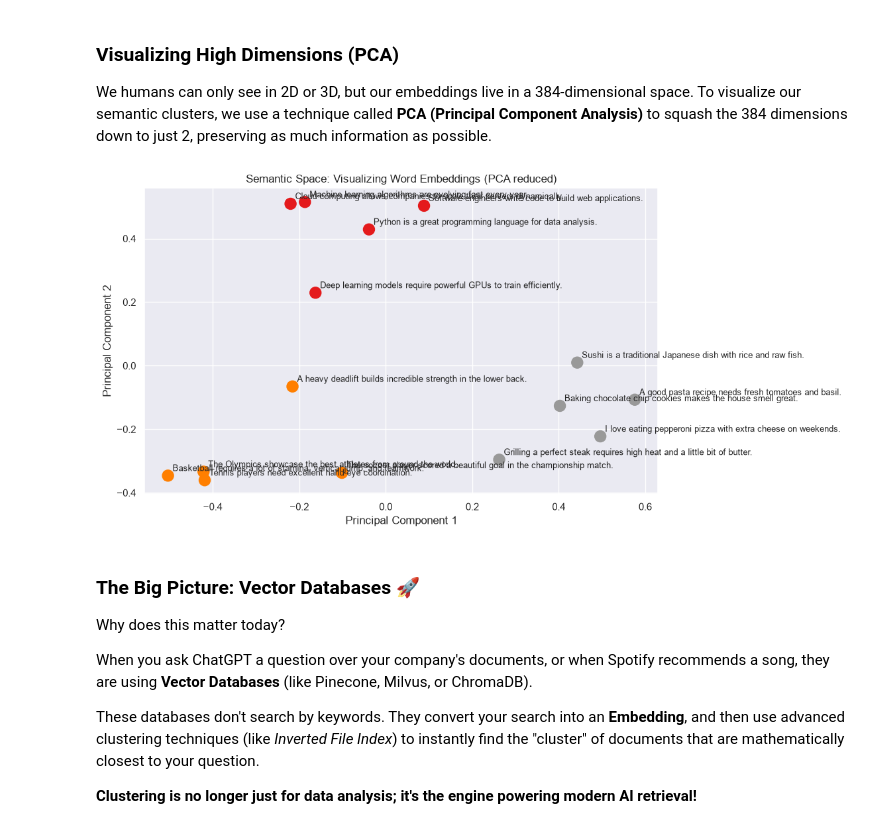
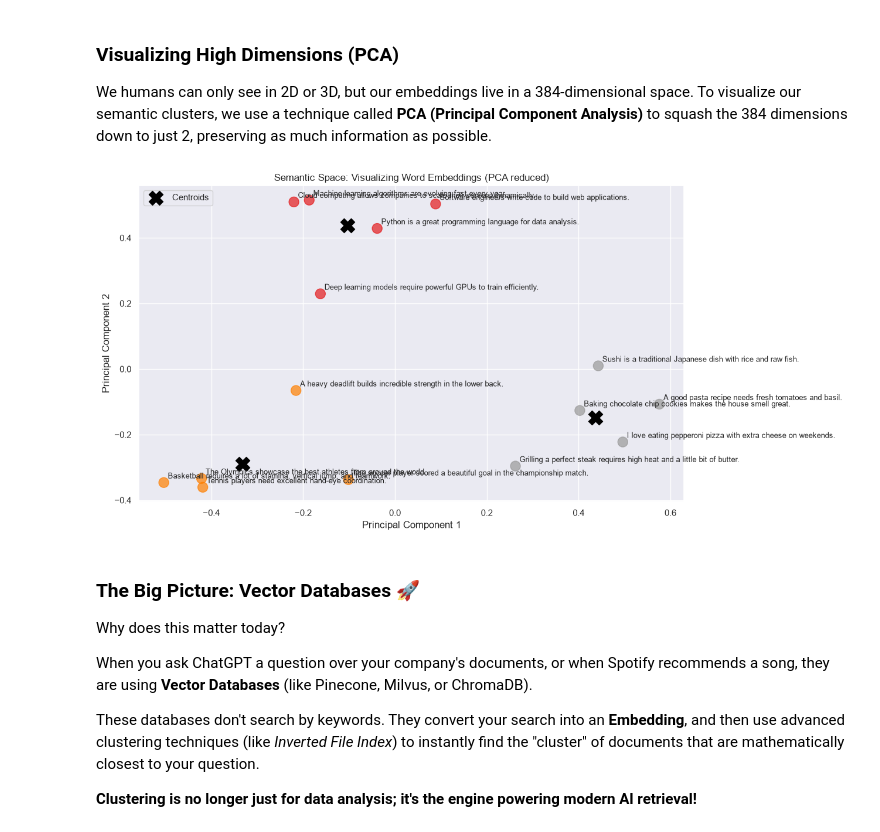
Before and after one commit to gabrielSpassos/ai-sandbox, a Jupyter notebook: clustering-presentation-poc/clustering.ipynb, the cells around one changed output. Drawn from its saved outputs; the diff is of its cells as text; code cells hidden in the pictures.

```diff
--- a/clustering-presentation-poc/clustering.ipynb
+++ b/clustering-presentation-poc/clustering.ipynb
@@ -149,30 +169,38 @@ Cluster 1:
 # %% [markdown]
 ### Visualizing High Dimensions (PCA)
 We humans can only see in 2D or 3D, but our embeddings live in a 384-dimensional space. To visualize our semantic clusters, we use a technique called **PCA (Principal Component Analysis)** to squash the 384 dimensions down to just 2, preserving as much information as possible.
-# %%
-from sklearn.decomposition import PCA
-
-# Reduce 384 dimensions down to 2 dimensions for visualization
-pca = PCA(n_components=2)
-reduced_embeddings = pca.fit_transform(embeddings)
-
-# Plot the semantic clusters
-plt.figure(figsize=(10, 6))
-scatter = plt.scatter(reduced_embeddings[:, 0], reduced_embeddings[:, 1],
-                      c=kmeans_nlp.labels_, cmap='Set1', s=150)
-
-# Add the actual sentences as labels to the points
-for i, sentence in enumerate(sentences):
-    plt.annotate(sentence,
-                 (reduced_embeddings[i, 0], reduced_embeddings[i, 1]),
-                 xytext=(5, 5), textcoords='offset points', fontsize=9)
-
-plt.title("Semantic Space: Visualizing Word Embeddings (PCA reduced)")
-plt.xlabel("Principal Component 1")
-plt.ylabel("Principal Component 2")
-plt.show()
-# %% [output]
-[figure, removed]
+# %%
+from sklearn.decomposition import PCA
+
+# Reduce 384 dimensions down to 2 dimensions for visualization
+pca = PCA(n_components=2)
+reduced_embeddings = pca.fit_transform(embeddings)
+
+# Transform the 384-dimensional centroids into 2D using the same PCA
+reduced_centroids = pca.transform(kmeans_nlp.cluster_centers_)
+
+# Plot the semantic clusters
+plt.figure(figsize=(12, 7))
+scatter = plt.scatter(reduced_embeddings[:, 0], reduced_embeddings[:, 1],
+                      c=kmeans_nlp.labels_, cmap='Set1', s=150, alpha=0.7)
+
+# Plot the centroids on top
+plt.scatter(reduced_centroids[:, 0], reduced_centroids[:, 1],
+            c='black', s=300, marker='X', label='Centroids')
+
+# Add the actual sentences as labels to the points
+for i, sentence in enumerate(sentences):
+    plt.annotate(sentence,
+                 (reduced_embeddings[i, 0], reduced_embeddings[i, 1]),
+                 xytext=(5, 5), textcoords='offset points', fontsize=9)
+
+plt.title("Semantic Space: Visualizing Word Embeddings (PCA reduced)")
+plt.xlabel("Principal Component 1")
+plt.ylabel("Principal Component 2")
+plt.legend()
+plt.show()
+# %% [output]
+[figure, added]
 # %% [markdown]
 ### The Big Picture: Vector Databases 🚀
 Why does this matter today?
```
Also changed, not shown: parts of 3 cells of this notebook.
